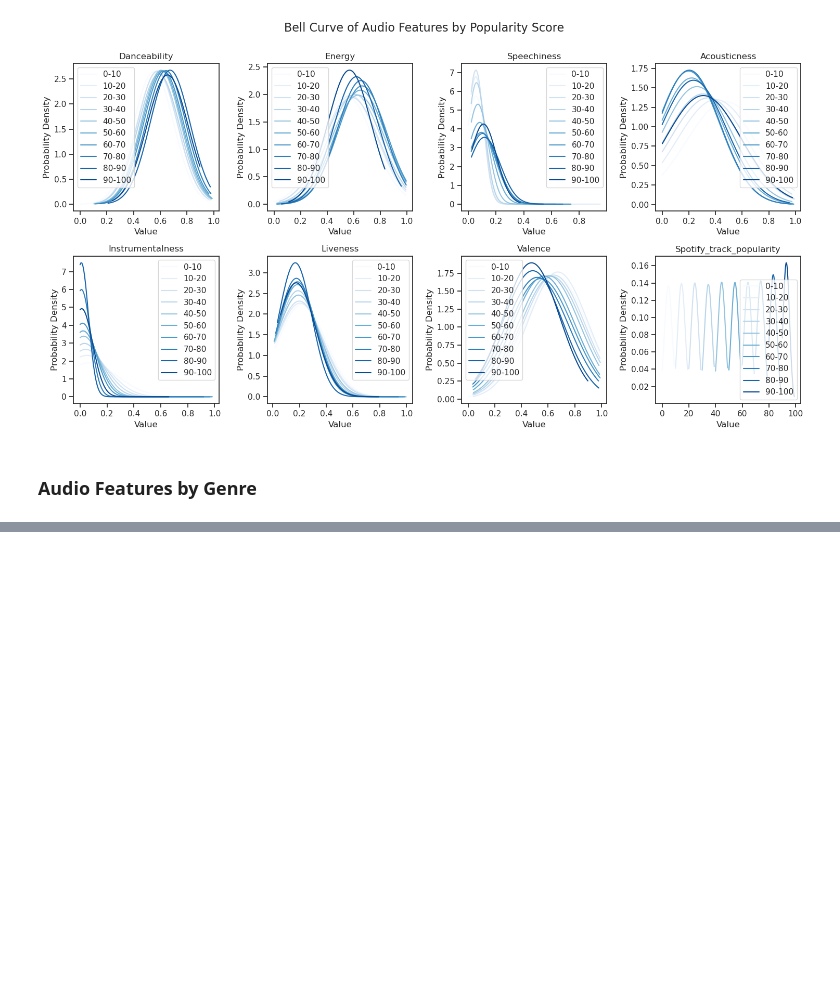
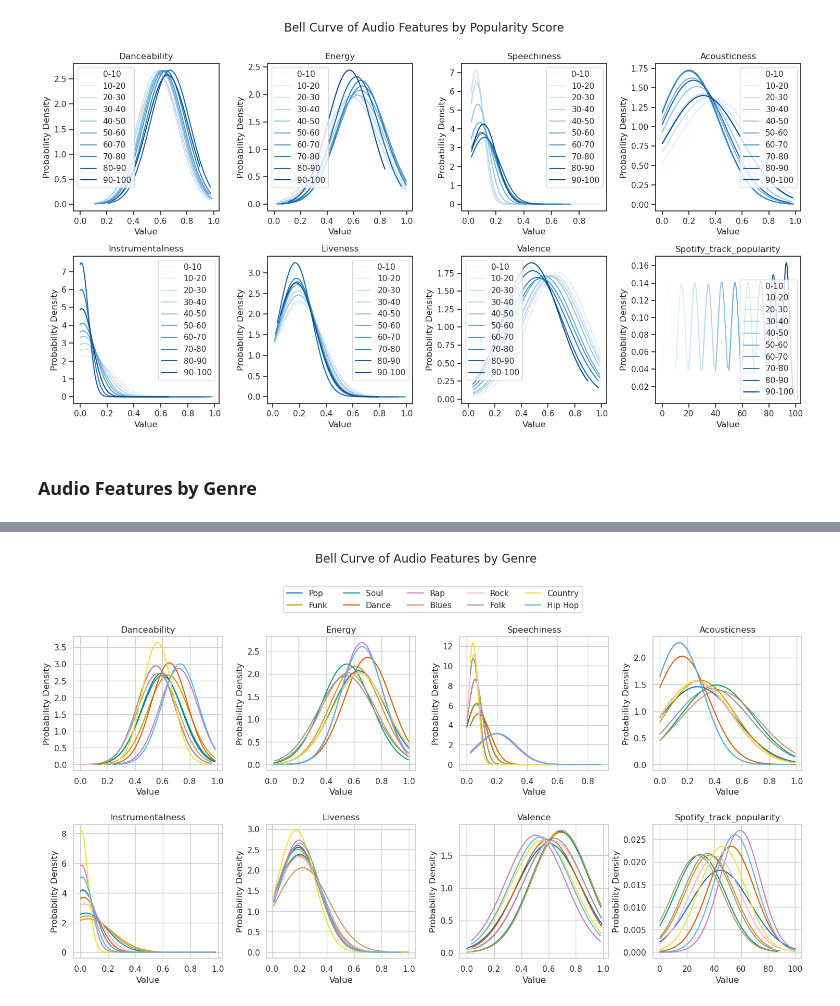
Before and after one commit to dliang5299/Spotify-Analysis, a Jupyter notebook: audio_features_analysis.ipynb, the cells around one changed output, grey strips where cells are left out. Saved outputs shown, nothing was run; the diff lists cells and outputs as text; code cells hidden in the pictures; blank space fills up the shorter version.

Commit message:
audio features analysis

```diff
--- a/audio_features_analysis.ipynb
+++ b/audio_features_analysis.ipynb
@@ -358,0 +349,3 @@ af.head()
+# %%
+genre_df = pd.read_csv('Audio_Features_Exploded.csv')
+genre_df.shape
@@ -358,0 +389,5 @@ af.head()
+# %%
+# drop rows where all audio feature columns are nan
+genre_df = genre_df.dropna(subset=audio_features_list, how='all')
+print(genre_df.shape)
+af.isna().sum()
@@ -358,0 +413,43 @@ af.head()
+# %%
+'''Bell Curve of Genres by Audio Features'''
+
+# create 2x4 subplot
+fig, axes = plt.subplots(nrows=2, ncols=4, figsize=(18, 8))
+
+# flatten for indexing
+axes = axes.flatten()
+
+# choose colorblind-friendly palette
+colormap = sns.color_palette("colorblind", n_colors=10)
+
+# iterate through audio features
+for i, feature in enumerate(audio_features_list + ['spotify_track_popularity']):
+    # plot the bell curve for each genre
+    for j, genre in enumerate(genre_df['genre'].unique()):
+        data_subset = genre_df[genre_df['genre'] == genre]
+
+        # Fit a normal distribution to the data
+        mu, std = norm.fit(data_subset[feature])
+
+        # Generate x values for the PDF
+        x = np.linspace(data_subset[feature].min(), data_subset[feature].max(), 100)
+        # Calculate the PDF using the fitted parameters
+        pdf = norm.pdf(x, mu, std)
+
+        # Plot the PDF on the corresponding subplot with colormap
+        axes[i].plot(x, pdf, label=genre, color=colormap[j])
+
+    # set plot labels and title
+    axes[i].set_title(feature.capitalize())
+    axes[i].set_xlabel('Value')
+    axes[i].set_ylabel('Probability Density')
+
+# place the legend below the suptitle
+plt.legend(bbox_to_anchor=(-0.45, 2.55), loc='lower right', ncol=5)
+
+plt.suptitle('Bell Curve of Audio Features by Genre', fontsize=16, y=1.08)
+plt.tight_layout()
+plt.subplots_adjust(hspace=0.4, wspace=0.3)
+plt.show()
+# %% [output]
+[figure, added]
```
Also changed, not shown: parts of 6 cells of this notebook.
